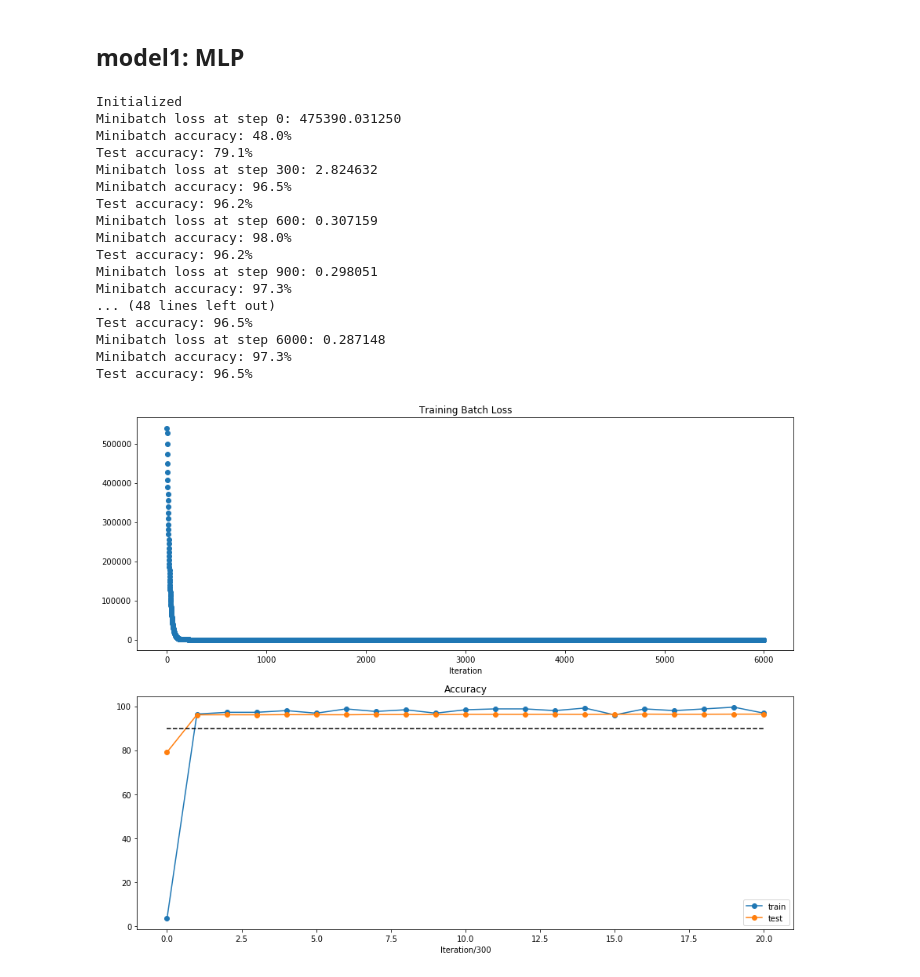
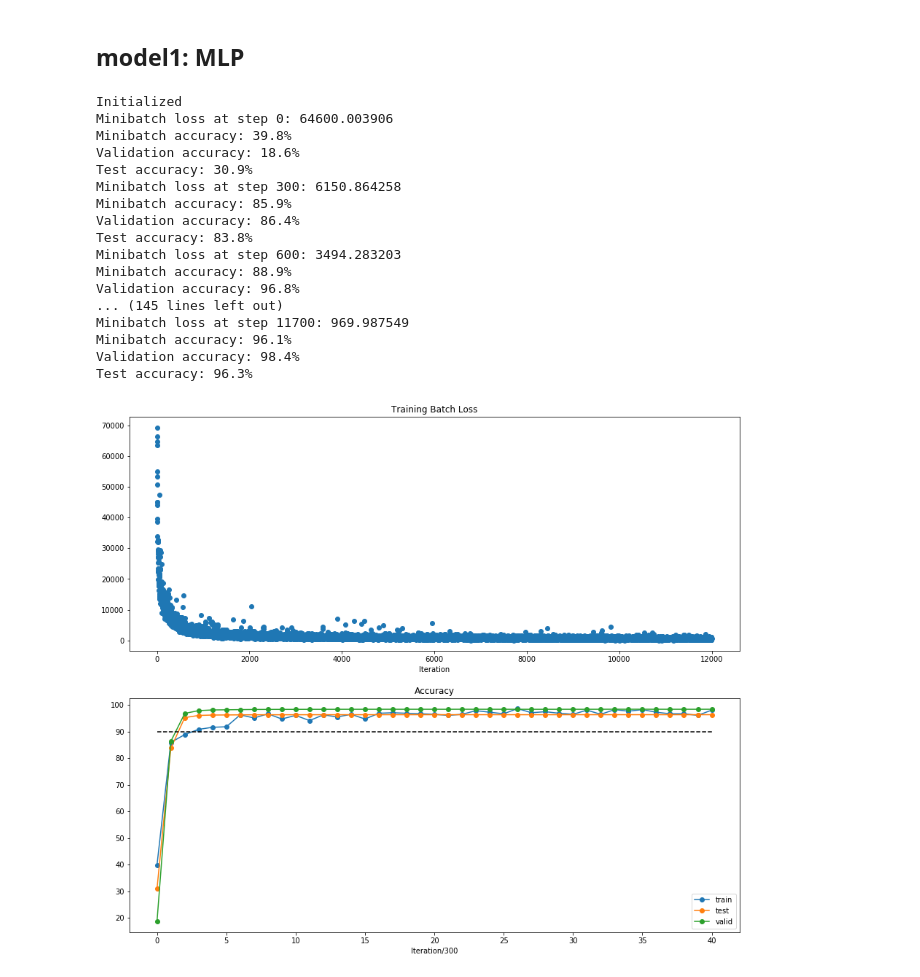
Before and after one commit to gutouyu/IntrusionDetection, a Jupyter notebook: framework.ipynb, the cells around one changed output. Cells and saved outputs as stored; diff of their text form; code cells hidden in the pictures.

```diff
--- a/framework.ipynb
+++ b/framework.ipynb
@@ -59,2 +72,4 @@ print train_dataset.shape
+# %%
+combine_dataset = pd.concat([train_dataset,valid_dataset, test_dataset], axis=0)
 # %%
 # labels独热编码
@@ -90,17 +133,17 @@ train_dataset = train_dataset.astype('float')
 # %%
-# sub_train_dataset = train_dataset.iloc[:train_dataset_size, :].sample(n=200000)
-# sub_test_dataset = train_dataset.iloc[train_dataset_size:, :].sample(n=50000)
+# test_dataset = train_dataset.iloc[train_dataset_size:,:]
+# train_dataset = train_dataset.iloc[:train_dataset_size, :]
 
-sub_train_dataset = train_dataset.iloc[:train_dataset_size, :].sample(n=480000)
-sub_test_dataset = train_dataset.iloc[train_dataset_size:, :].sample(n=290000)
+# #Normal & DOS only
+# train_labels = train_dataset[['label_0', 'label_2']]
+# test_labels = test_dataset[['label_0', 'label_2']]
+# train_dataset.drop(['label_0', 'label_2'], axis=1, inplace=True)
+# test_dataset.drop(['label_0', 'label_2'], axis=1, inplace=True)
 
-# 只有normal和DOS的时候
-sub_train_labels = sub_train_dataset[['label_0', 'label_2']]
-sub_test_labels = sub_test_dataset[['label_0', 'label_2']]
-sub_train_dataset.drop(['label_0',  'label_2'], axis=1, inplace=True)
-sub_test_dataset.drop(['label_0', 'label_2'], axis=1, inplace=True)
+# # train_labels = train_dataset[['label_0', 'label_1', 'label_2', 'label_3', 'label_4']]
+# # test_labels = test_dataset[['label_0', 'label_1', 'label_2', 'label_3', 'label_4']]
+# # train_dataset.drop(['label_0', 'label_1', 'label_2', 'label_3', 'label_4'], axis=1, inplace=True)
+# # test_dataset.drop(['label_0', 'label_1', 'label_2', 'label_3', 'label_4'], axis=1, inplace=True)
 
-# sub_train_labels = sub_train_dataset[['label_0', 'label_1', 'label_2', 'label_3', 'label_4']]
-# sub_test_labels = sub_test_dataset[['label_0', 'label_1', 'label_2', 'label_3', 'label_4']]
-# sub_train_dataset.drop(['label_0', 'label_1', 'label_2', 'label_3', 'label_4'], axis=1, inplace=True)
-# sub_test_dataset.drop(['label_0', 'label_1', 'label_2', 'label_3', 'label_4'], axis=1, inplace=True)
+# print train_dataset.shape, train_labels.shape
+# print test_dataset.shape, test_labels.shape
@@ -203,7 +224,8 @@ with graph.as_default():
 # %%
-num_steps = 6001
+num_steps = 12000
 loss_history = []
 train_acc_history = []
+valid_acc_history = []
 test_acc_history = []
 last_test_pred = None
 with tf.Session(graph=graph) as session:
@@ -230,51 +252,53 @@ with tf.Session(graph=graph) as session:
     loss_history.append(l);
     if first_it or last_it or (step % 300 == 0) or (step < 0):
         train_acc_history.append(accuracy(predictions, batch_labels))
-        test_acc_history.append(accuracy(test_prediction.eval(), sub_test_labels.values[:,:]))
+        valid_acc_history.append(accuracy(valid_prediction.eval(), sub_valid_labels.as_matrix()))
+        test_acc_history.append(accuracy(test_prediction.eval(), sub_test_labels.as_matrix()))
     if last_it:
         last_test_pred = test_prediction.eval()
     if (step % 300 == 0):
       print("Minibatch loss at step %d: %f" % (step, l))
-      print("Minibatch accuracy: %.1f%%" % train_acc_history[-1])
-#       print("Validation accuracy: %.1f%%" % accuracy(
-#         valid_prediction.eval(), valid_labels))
-      print("Test accuracy: %.1f%%" % test_acc_history[-1])
+      print("Minibatch accuracy: %.1f%%" % accuracy(predictions, batch_labels))
+      print("Validation accuracy: %.1f%%" % accuracy(
+        valid_prediction.eval(), sub_valid_labels.as_matrix()))
+      print("Test accuracy: %.1f%%" % accuracy(test_prediction.eval(), sub_test_labels.as_matrix()))
 # %% [output]
 Initialized
-Minibatch loss at step 0: 475390.031250
-Minibatch accuracy: 48.0%
-Test accuracy: 79.1%
-Minibatch loss at step 300: 2.824632
-Minibatch accuracy: 96.5%
-Test accuracy: 96.2%
-Minibatch loss at step 600: 0.307159
-Minibatch accuracy: 98.0%
-Test accuracy: 96.2%
-Minibatch loss at step 900: 0.298051
-Minibatch accuracy: 97.3%
-... (48 lines left out)
-Test accuracy: 96.5%
-Minibatch loss at step 6000: 0.287148
-Minibatch accuracy: 97.3%
-Test accuracy: 96.5%
+Minibatch loss at step 0: 64600.003906
+Minibatch accuracy: 39.8%
+Validation accuracy: 18.6%
+Test accuracy: 30.9%
+Minibatch loss at step 300: 6150.864258
+Minibatch accuracy: 85.9%
+Validation accuracy: 86.4%
+Test accuracy: 83.8%
+Minibatch loss at step 600: 3494.283203
+Minibatch accuracy: 88.9%
+Validation accuracy: 96.8%
+... (145 lines left out)
+Minibatch loss at step 11700: 969.987549
+Minibatch accuracy: 96.1%
+Validation accuracy: 98.4%
+Test accuracy: 96.3%
 # %%
 # plot the loss
 plt.subplot(2,1,1)
 plt.title('Training Batch Loss')
 plt.plot(loss_history, 'o')
 plt.xlabel('Iteration')
 
 plt.subplot(2,1,2)
 plt.title('Accuracy')
 plt.plot(train_acc_history, '-o', label='train')
 plt.plot(test_acc_history, '-o', label='test')
+plt.plot(valid_acc_history, '-o', label='valid')
 plt.plot([90] * len(train_acc_history), 'k--')
 plt.xlabel('Iteration/300')
 plt.legend(loc='lower right')
-plt.gcf().set_size_inches(15,12)
+plt.gcf().set_size_inches(15,13)
 plt.show()
 # %% [output]
-[figure, old version]
+[figure, new version]
 # %%
 #统计每个列别的precision TP/(TP + FN)检测率   Recall: TP/(TP + FP)对应误报率
 
```
Also changed, not shown: parts of 19 cells of this notebook.
